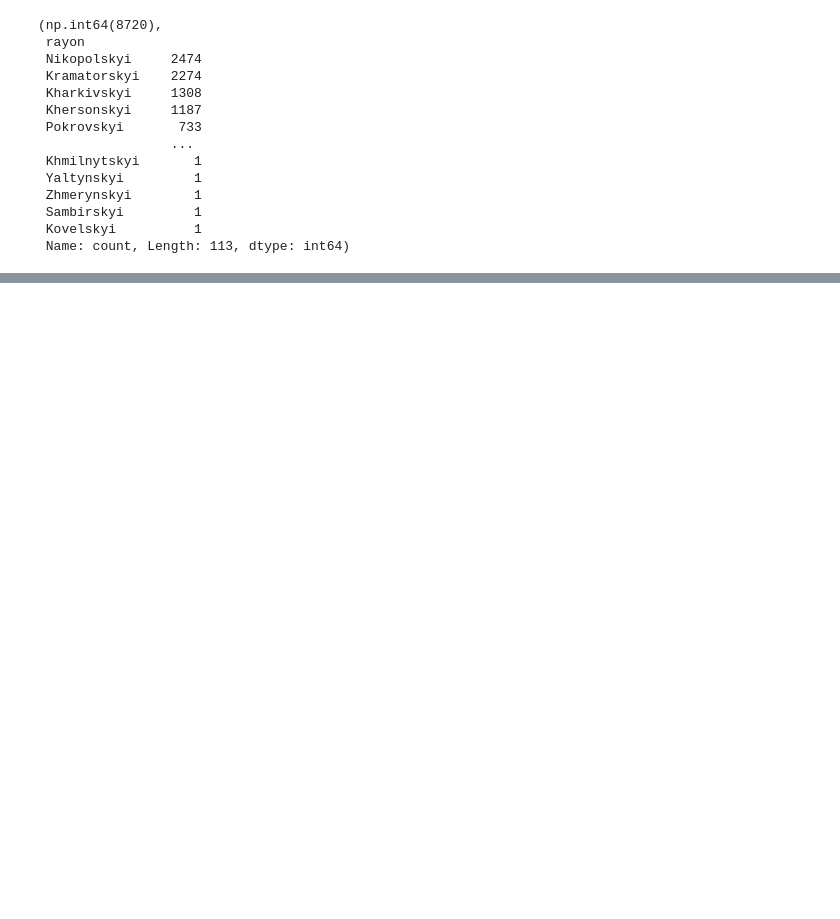
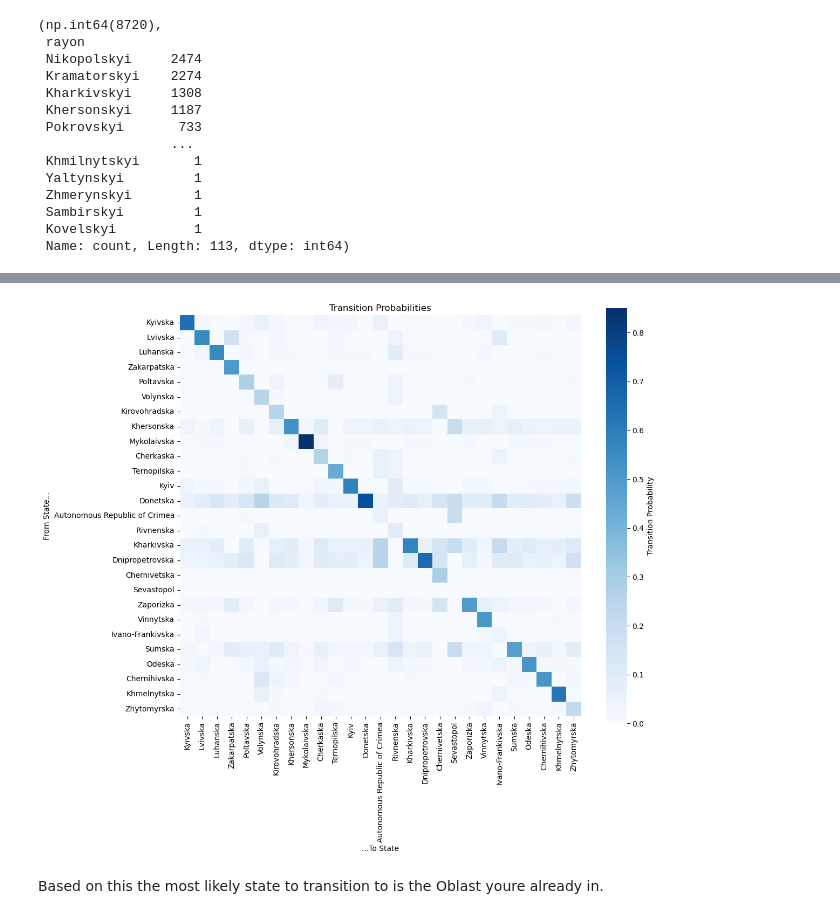
Before and after one commit to eglhannah/understanding_uncertainty_ukraine_project, a Jupyter notebook: MarkovChain.ipynb, the cells around one changed output, grey strips where cells are left out. Cells and saved outputs as stored; diff of their text form; code cells hidden in the pictures; blank space fills up the shorter version.

```diff
--- a/MarkovChain.ipynb
+++ b/MarkovChain.ipynb
@@ -43,0 +107,4 @@ data['rayon'][0]
+# %%
+oblasts = trimmed_data[['oblast']].copy()
+oblasts.reset_index(drop=True, inplace=True)
+oblasts
@@ -43,0 +177,11 @@ data['rayon'][0]
+# %%
+#Fill the transition count matrix
+for i in range(len(oblast_transition)):
+    current_state = oblast_transition.iloc[i]['Current_State']
+    next_state = oblast_transition.iloc[i]['Next_State']
+
+    current_index = states.index(current_state)
+    next_index = states.index(next_state)
+
+    tr_counts[current_index, next_index] += 1
+print("Transition Counts Matrix:\n", tr_counts)
@@ -43,0 +206,5 @@ data['rayon'][0]
+# %%
+#Now we need to normalize the transition counts to get probabilities
+sums = tr_counts.sum(axis=0, keepdims=True)
+print('State proportions: \n')
+print(sums)
@@ -43,0 +218,10 @@ data['rayon'][0]
+# %%
+#Continue to normalize by dividing each element by the sum of its column make sure we dont divide by zero
+tr_pr = np.divide(tr_counts, sums,
+                             out=np.zeros_like(tr_counts),
+                             where=sums!=0)
+
+print('Transition Proportions:\n')
+
+tr_df = pd.DataFrame(np.round(tr_pr,2), index=states, columns=states)
+print(tr_df)
@@ -43,0 +246,19 @@ data['rayon'][0]
+# %%
+plt.figure(figsize=(12, 10))
+sns.heatmap(tr_pr,
+            cmap='Blues',
+            square=True,
+            xticklabels=states,
+            yticklabels=states,
+            cbar_kws={'label': 'Transition Probability'})
+
+plt.title('Transition Probabilities')
+plt.xlabel('...To State')
+plt.ylabel('From State...')
+plt.xticks(rotation=90)
+plt.yticks(rotation=0)
+plt.show()
+# %% [output]
+[figure, added]
+# %% [markdown]
+Based on this the most likely state to transition to is the Oblast youre already in.
```
Also changed, not shown: parts of 16 cells of this notebook, 1 other file.
